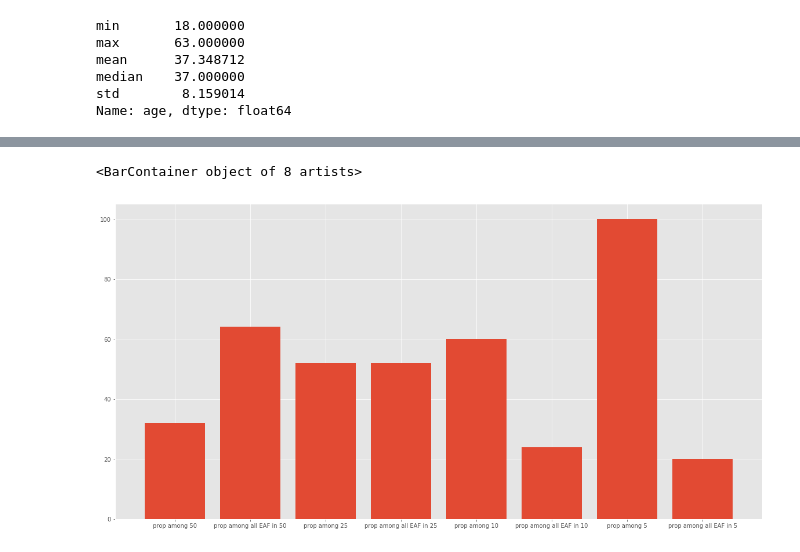
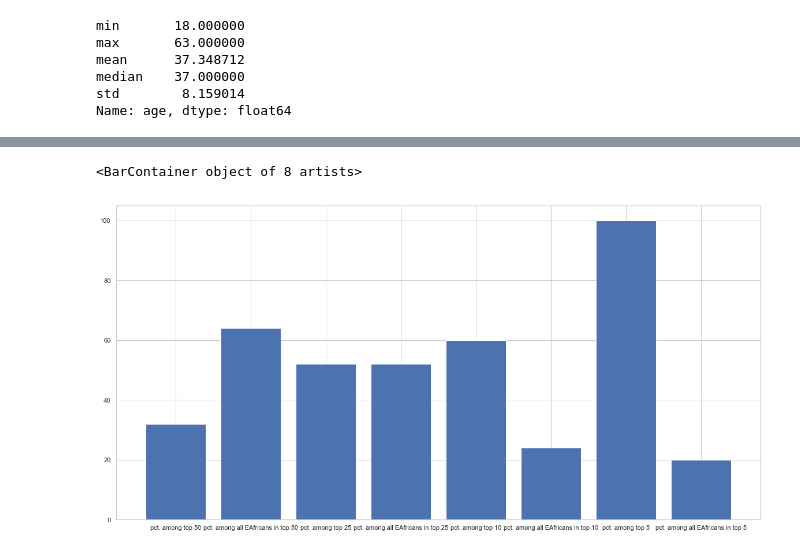
Before and after one commit to aparnasundaram/NYC_marathon_scraping_project, a Jupyter notebook: NYC_marathon_data_work.ipynb, the cells around one changed output, grey strips where cells are left out. Saved outputs shown, nothing was run; the diff lists cells and outputs as text; code cells hidden in the pictures.

```diff
--- a/NYC_marathon_data_work.ipynb
+++ b/NYC_marathon_data_work.ipynb
@@ -90,0 +154,16 @@ barnous.plot.bar(color='b')
+# %%
+##Checking frequencies without the US -- Seaborn plot.
+us = ["USA"]
+
+~runners.country.isin(us)  ##returns a boolean list.
+runnous=runners[(~runners.country.isin(us))] ##filters the dataset without US and returns a subset of the dataset.
+
+sns.set(style="whitegrid")
+runner_count  = runnous['country'].value_counts()
+runner_count = runner_count[:40,]
+plt.figure(figsize=(30,10))
+sns.barplot(runner_count.index, runner_count.values, alpha=0.8)
+plt.title('40 countries with the highest number of marathoners among the top 2600 finishers (no US)', fontsize=25)
+plt.ylabel('Count of runners', fontsize=20)
+plt.xlabel('Country', fontsize=20)
+plt.show()
@@ -418,0 +845,21 @@ bar5.plot.bar(color='y')
+# %%
+##Checking frequencies for top 25 runners by country  -- Seaborn plot (includes value labels)
+
+top5  = runner5['country'].value_counts()
+
+#runner_count = runner_count[:40,]
+
+sns.set(style="whitegrid")
+
+plt.figure(figsize=(10,6))
+
+splot = sns.barplot(top5.index, top5.values, palette ="deep", alpha=0.8)
+
+for p in splot.patches:
+    splot.annotate(format(p.get_height(), '.2f'), (p.get_x() + p.get_width() / 2., p.get_height()),
+               ha = 'center', va = 'center', xytext = (0, 10), textcoords = 'offset points')
+
+plt.title('Country of origin for the top 5 marathon finishers', fontsize=15)
+plt.ylabel('Count of runners', fontsize=12)
+plt.xlabel('Country', fontsize=12)
+plt.show()
@@ -486,14 +919,16 @@ prop5eaf
 # %%
-data = {'prop among 50': 32, 'prop among all EAF in 50': 64, 'prop among 25': 52, 'prop among all EAF in 25': 52,
-        'prop among 10': 60, 'prop among all EAF in 10': 24, 'prop among 5': 100, 'prop among all EAF in 5': 20}
+data = {'pct. among top 50': 32, 'pct. among all EAfricans in top 50': 64, 'pct. among top 25': 52,
+        'pct. among all EAfricans in top 25': 52,
+        'pct. among top 10': 60, 'pct. among all EAfricans in top 10': 24, 'pct. among top 5': 100,
+        'pct. among all EAfricans in top 5': 20}
 names = list(data.keys())
 values = list(data.values())
 
 fig, axs = plt.subplots(1, 1, figsize=(20, 10), sharey=False)
 axs.bar(names, values)
 #axs[1].scatter(names, values)
 #axs[2].plot(names, values)
 #fig.suptitle('Categorical Plotting')
 # %% [output]
 <BarContainer object of 8 artists>
-[figure, old version]
+[figure, new version]
```
Also changed, not shown: parts of 81 cells of this notebook.
